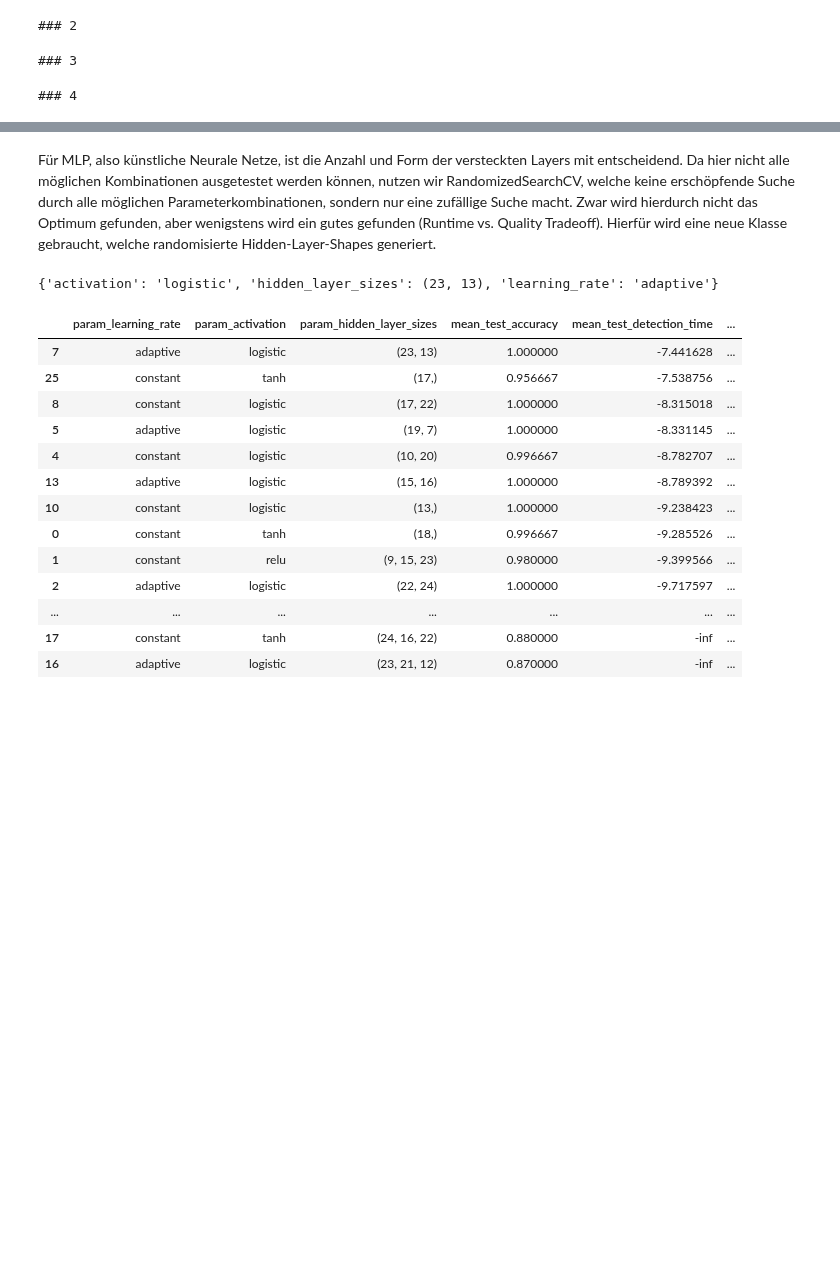
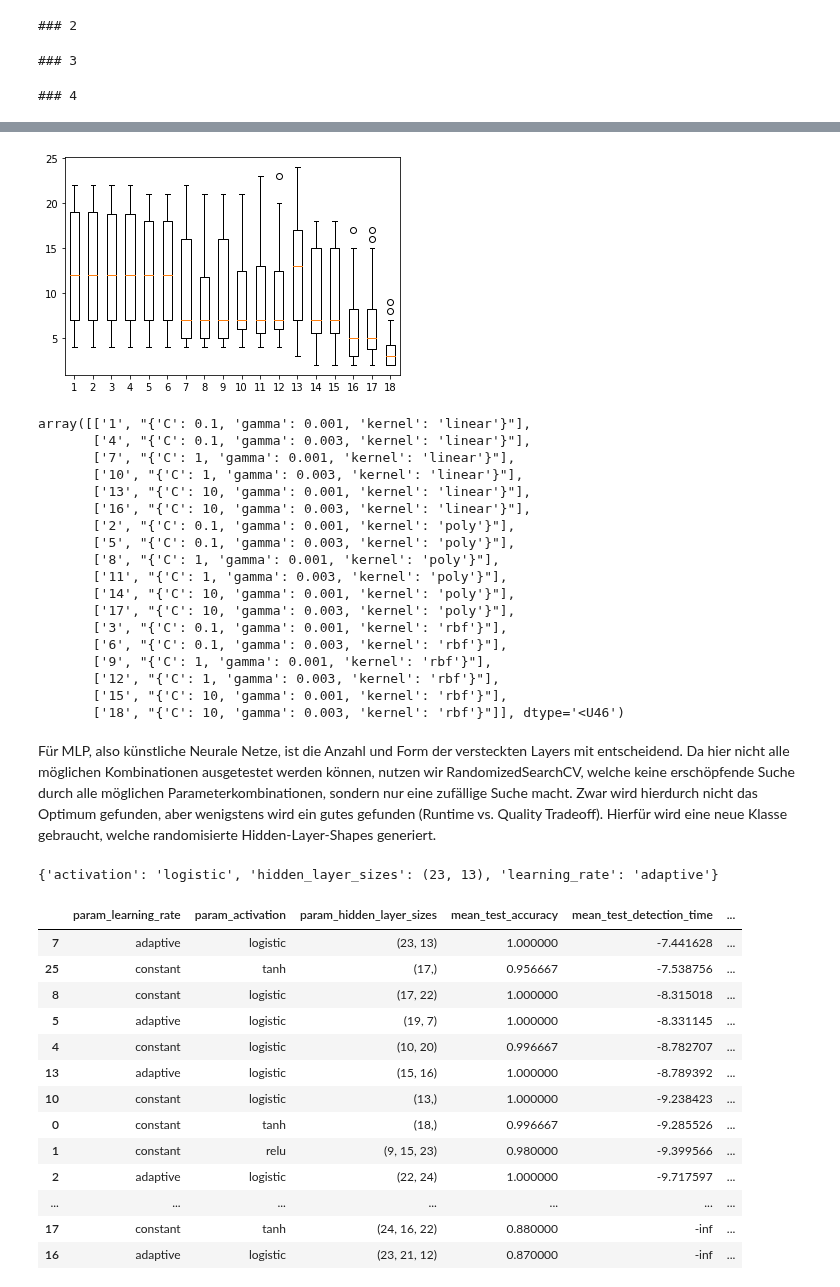
Before and after one commit to JulianBvW/BA-WDN-Leakage-Detection, a Jupyter notebook: LeakageDetection.ipynb, the cells around one changed output, grey strips where cells are left out. Drawn from its saved outputs; the diff is of its cells as text; code cells hidden in the pictures; blank space fills up the shorter version.

Commit message:
Additional Boxplot Analysis

```diff
--- a/LeakageDetection.ipynb
+++ b/LeakageDetection.ipynb
@@ -412,3 +418,29 @@ parameters_idxs
+# %%
+r = np.array(results)
+r = r[[0, 3, 6, 9, 12, 15, 1, 4, 7, 10, 13, 16, 2, 5, 8, 11, 14, 17]]
+plt.boxplot(r)
+plt.show()
+np.array(list(parameters_idxs.items()))[[0, 3, 6, 9, 12, 15, 1, 4, 7, 10, 13, 16, 2, 5, 8, 11, 14, 17]]
+# %% [output]
+[figure, added]
+array([['1', "{'C': 0.1, 'gamma': 0.001, 'kernel': 'linear'}"],
+       ['4', "{'C': 0.1, 'gamma': 0.003, 'kernel': 'linear'}"],
+       ['7', "{'C': 1, 'gamma': 0.001, 'kernel': 'linear'}"],
+       ['10', "{'C': 1, 'gamma': 0.003, 'kernel': 'linear'}"],
+       ['13', "{'C': 10, 'gamma': 0.001, 'kernel': 'linear'}"],
+       ['16', "{'C': 10, 'gamma': 0.003, 'kernel': 'linear'}"],
+       ['2', "{'C': 0.1, 'gamma': 0.001, 'kernel': 'poly'}"],
+       ['5', "{'C': 0.1, 'gamma': 0.003, 'kernel': 'poly'}"],
+       ['8', "{'C': 1, 'gamma': 0.001, 'kernel': 'poly'}"],
+       ['11', "{'C': 1, 'gamma': 0.003, 'kernel': 'poly'}"],
+       ['14', "{'C': 10, 'gamma': 0.001, 'kernel': 'poly'}"],
+       ['17', "{'C': 10, 'gamma': 0.003, 'kernel': 'poly'}"],
+       ['3', "{'C': 0.1, 'gamma': 0.001, 'kernel': 'rbf'}"],
+       ['6', "{'C': 0.1, 'gamma': 0.003, 'kernel': 'rbf'}"],
+       ['9', "{'C': 1, 'gamma': 0.001, 'kernel': 'rbf'}"],
+       ['12', "{'C': 1, 'gamma': 0.003, 'kernel': 'rbf'}"],
+       ['15', "{'C': 10, 'gamma': 0.001, 'kernel': 'rbf'}"],
+       ['18', "{'C': 10, 'gamma': 0.003, 'kernel': 'rbf'}"]], dtype='<U46')
 # %% [markdown]
 Für MLP, also künstliche Neurale Netze, ist die Anzahl und Form der versteckten Layers mit entscheidend. Da hier nicht alle möglichen Kombinationen ausgetestet werden können, nutzen wir RandomizedSearchCV, welche keine erschöpfende Suche durch alle möglichen Parameterkombinationen, sondern nur eine zufällige Suche macht. Zwar wird hierdurch nicht das Optimum gefunden, aber wenigstens wird ein gutes gefunden (Runtime vs. Quality Tradeoff). Hierfür wird eine neue Klasse gebraucht, welche randomisierte Hidden-Layer-Shapes generiert.
 # %%
```
Also changed, not shown: parts of 3 cells of this notebook.
